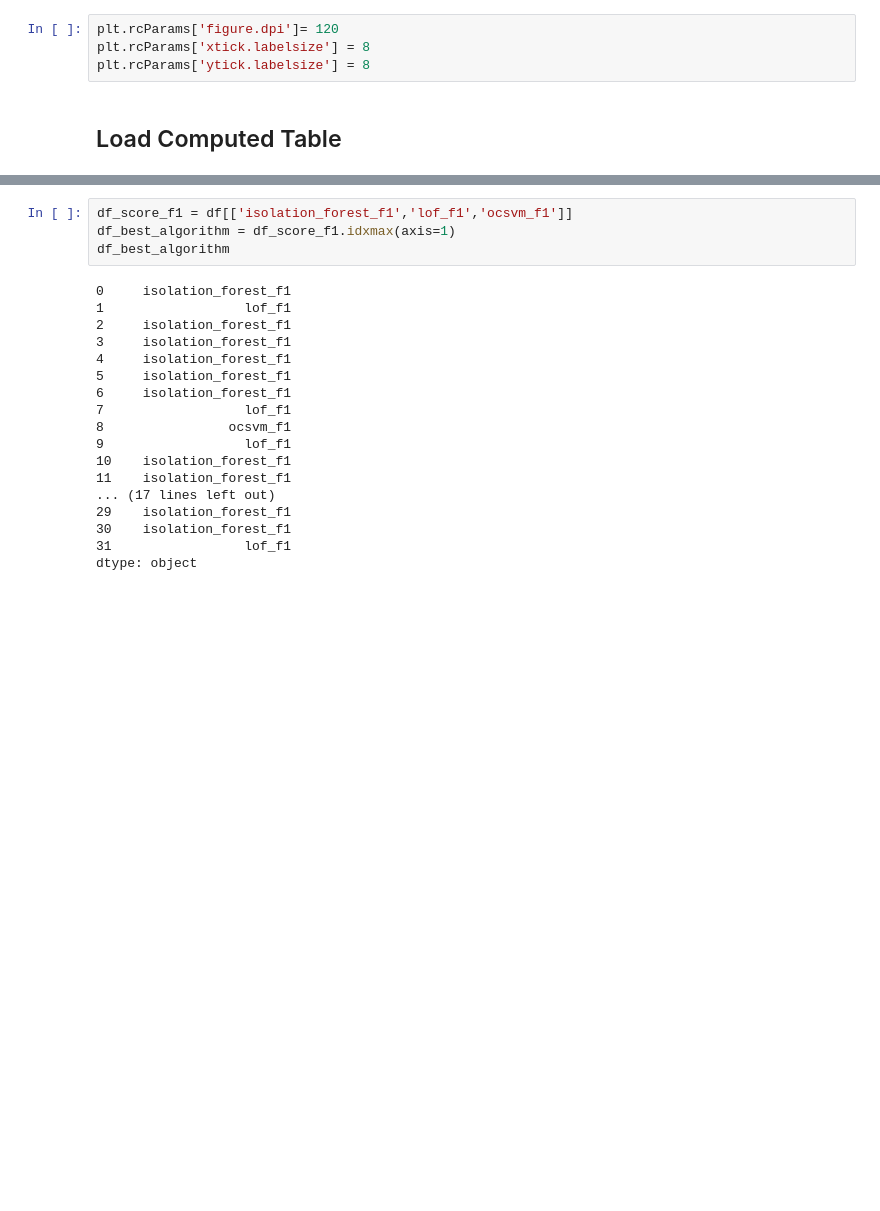
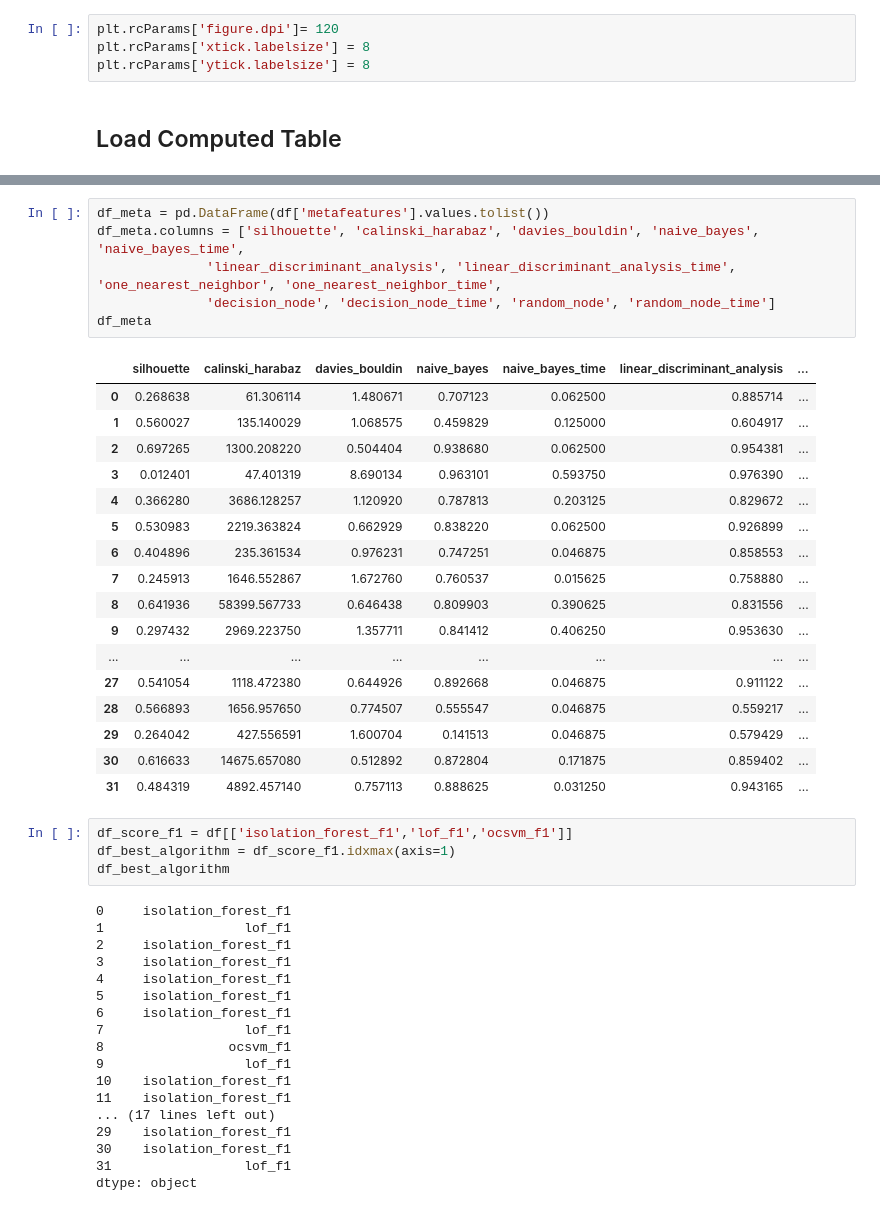
Before and after one commit to Ji-Zhang/datacleanbot, a Jupyter notebook: MetaLearnOutlierDetection/MetaLearnOutlierDetection_evaluation.ipynb, the cells around one changed output, grey strips where cells are left out. Cells and saved outputs as stored; diff of their text form; blank space fills up the shorter version.

```diff
--- a/MetaLearnOutlierDetection/MetaLearnOutlierDetection_evaluation.ipynb
+++ b/MetaLearnOutlierDetection/MetaLearnOutlierDetection_evaluation.ipynb
@@ -43,6 +43,30 @@ df
 | 29 | yeast | 0.34 | [0.26404231937993805, 427.5565911... | 0.997633 | 0.996280 | 0.973985 |
 | 30 | churn | 14.14 | [0.6166327343906929, 14675.657079... | 0.873981 | 0.872816 | 0.803321 |
 | 31 | wilt | 5.39 | [0.48431902732162724, 4892.457139... | 0.943425 | 0.947794 | 0.740741 |
+# %%
+df_meta = pd.DataFrame(df['metafeatures'].values.tolist())
+df_meta.columns = ['silhouette', 'calinski_harabaz', 'davies_bouldin', 'naive_bayes', 'naive_bayes_time',
+              'linear_discriminant_analysis', 'linear_discriminant_analysis_time', 'one_nearest_neighbor', 'one_nearest_neighbor_time',
+              'decision_node', 'decision_node_time', 'random_node', 'random_node_time']
+df_meta
+# %% [output]
+|  | silhouette | calinski_harabaz | davies_bouldin | naive_bayes | naive_bayes_time | linear_discriminant_analysis | ... |
+| 0 | 0.268638 | 61.306114 | 1.480671 | 0.707123 | 0.062500 | 0.885714 | ... |
+| 1 | 0.560027 | 135.140029 | 1.068575 | 0.459829 | 0.125000 | 0.604917 | ... |
+| 2 | 0.697265 | 1300.208220 | 0.504404 | 0.938680 | 0.062500 | 0.954381 | ... |
+| 3 | 0.012401 | 47.401319 | 8.690134 | 0.963101 | 0.593750 | 0.976390 | ... |
+| 4 | 0.366280 | 3686.128257 | 1.120920 | 0.787813 | 0.203125 | 0.829672 | ... |
+| 5 | 0.530983 | 2219.363824 | 0.662929 | 0.838220 | 0.062500 | 0.926899 | ... |
+| 6 | 0.404896 | 235.361534 | 0.976231 | 0.747251 | 0.046875 | 0.858553 | ... |
+| 7 | 0.245913 | 1646.552867 | 1.672760 | 0.760537 | 0.015625 | 0.758880 | ... |
+| 8 | 0.641936 | 58399.567733 | 0.646438 | 0.809903 | 0.390625 | 0.831556 | ... |
+| 9 | 0.297432 | 2969.223750 | 1.357711 | 0.841412 | 0.406250 | 0.953630 | ... |
+| ... | ... | ... | ... | ... | ... | ... | ... |
+| 27 | 0.541054 | 1118.472380 | 0.644926 | 0.892668 | 0.046875 | 0.911122 | ... |
+| 28 | 0.566893 | 1656.957650 | 0.774507 | 0.555547 | 0.046875 | 0.559217 | ... |
+| 29 | 0.264042 | 427.556591 | 1.600704 | 0.141513 | 0.046875 | 0.579429 | ... |
+| 30 | 0.616633 | 14675.657080 | 0.512892 | 0.872804 | 0.171875 | 0.859402 | ... |
+| 31 | 0.484319 | 4892.457140 | 0.757113 | 0.888625 | 0.031250 | 0.943165 | ... |
 # %%
 df_score_f1 = df[['isolation_forest_f1','lof_f1','ocsvm_f1']]
 df_best_algorithm = df_score_f1.idxmax(axis=1)
```
Also changed, not shown: parts of 2 cells of this notebook, 3 other files.
